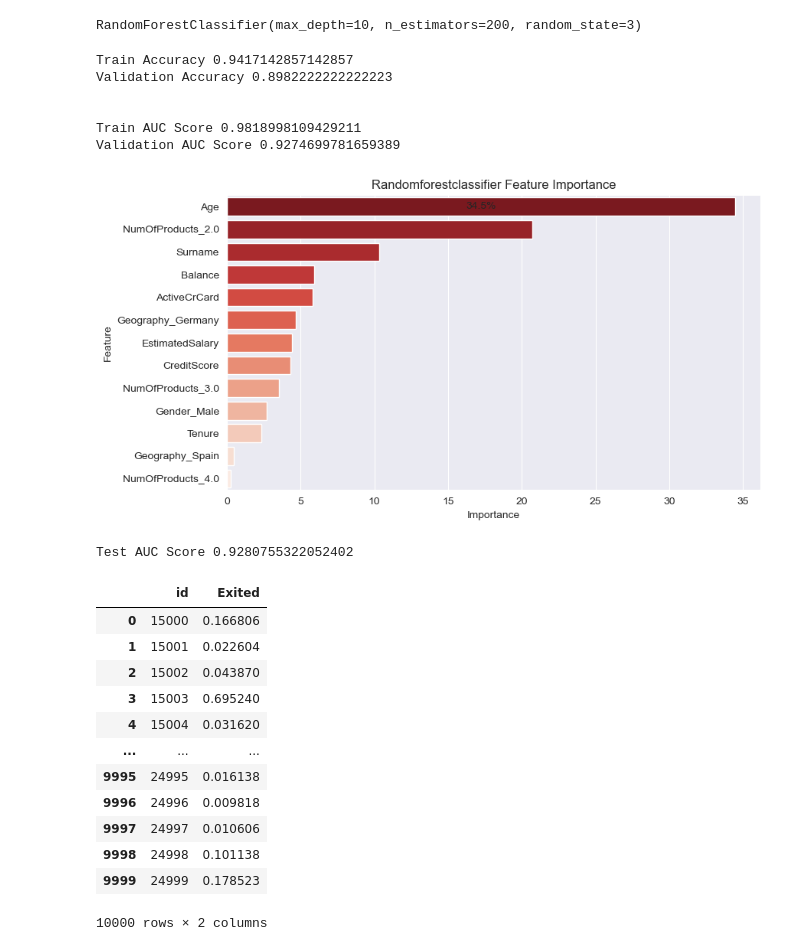
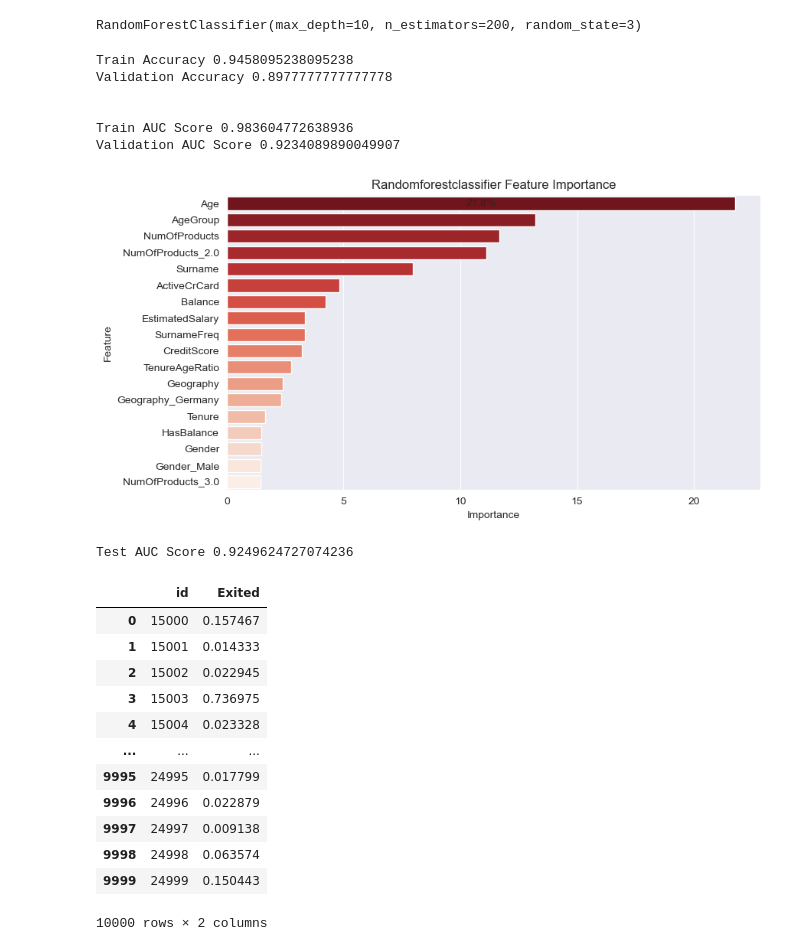
Before and after one commit to Demavend/machine-learning-course, a Jupyter notebook: bank_customer_churn_prediction/kaggle_competition.ipynb, the cells around one changed output. Drawn from its saved outputs; the diff is of its cells as text; code cells hidden in the pictures.

```diff
--- a/bank_customer_churn_prediction/kaggle_competition.ipynb
+++ b/bank_customer_churn_prediction/kaggle_competition.ipynb
@@ -22,8 +22,9 @@ import os
 import warnings
 
 warnings.filterwarnings('ignore')
+iteration = '2'
 # %%
-df = pd.read_csv('../assets/BCCP/train.csv')
+df = pd.read_csv('../assets/hw_2_2/train.csv')
 # %%
 df.head()
 # %% [output]
@@ -474,19 +475,42 @@ def TenurebyAgeFunc(d):
     d['TenureAgeRatio'] = d['Tenure'] / d['Age']
     return d[['TenureAgeRatio']]
 
+def HasBalanceFunc(d):
+    d['HasBalance'] = (d['Balance'] > 0).astype(int)
+    return d[['HasBalance']]
+
+def AgeGroupFunc(df):
+    df = df.copy()
+    df['AgeGroup'] = pd.cut(
+        df['Age'],
+        bins=[0, 30, 40, 50, 60, np.inf],
+        labels=[0, 1, 2, 3, 4]
+    ).astype(int)
+    return df[['AgeGroup']]
+
+def SurnameFreqFunc(df):
+    df = df.copy()
+    freq_map = df['Surname'].value_counts().to_dict()
+    df['SurnameFreq'] = df['Surname'].map(freq_map)
+    return df[['SurnameFreq']]
+
 
 ActiveCrCard_pipeline = make_pipeline(num_pipeline, FunctionTransformer(ActiveCrCardFunc, validate=False))
 TenureAge_pipeline = make_pipeline(num_pipeline, FunctionTransformer(TenurebyAgeFunc, validate=False))
+HasBalance_pipeline = make_pipeline(num_pipeline, FunctionTransformer(HasBalanceFunc, validate=False))
+AgeGroup_pipeline = make_pipeline(num_pipeline, FunctionTransformer(AgeGroupFunc, validate=False))
+SurnameFreq_pipeline = make_pipeline(target_enc_pipeline, FunctionTransformer(SurnameFreqFunc, validate=False))
 
 preprocessing = ColumnTransformer([
     ('N', num_pipeline, ['CreditScore', 'Balance', 'EstimatedSalary', 'Tenure']),
     ('ActiveCrCard', ActiveCrCard_pipeline, ['IsActiveMember', 'HasCrCard']),
-    #     ('TenureAgeR',TenureAge_pipeline,['Age','Tenure']),
+    ('TenureAgeR', TenureAge_pipeline, ['Age', 'Tenure']),
     ('Age', make_pipeline(num_pipeline, FunctionTransformer(func=np.log)), ['Age']),
+    ('AgeGroup', AgeGroup_pipeline, ['Age']),
+    ('HasBalance', HasBalance_pipeline, ['Balance']),
+    ('SurnameFreq', SurnameFreq_pipeline, ['Surname']),
     ('Cat', cat_pipeline, ['Geography', 'Gender', 'NumOfProducts']),
-    ('Tar', target_enc_pipeline, ['Surname',
-                                  #                                 'NumOfProducts','Gender','Geography','Tenure'
-                                  ]),
+    ('Tar', target_enc_pipeline, ['Surname', 'NumOfProducts', 'Gender', 'Geography']),
 ], remainder='drop', verbose_feature_names_out=False)
 
 preprocessing = Pipeline([
@@ -536,12 +560,12 @@ def evaluate_model(model):
 
 evaluate_model(rfmodel)
 # %% [output]
-Train Accuracy 0.9417142857142857
-Validation Accuracy 0.8982222222222223
+Train Accuracy 0.9458095238095238
+Validation Accuracy 0.8977777777777778
 
 
-Train AUC Score 0.9818998109429211
-Validation AUC Score 0.9274699781659389
+Train AUC Score 0.983604772638936
+Validation AUC Score 0.9234089890049907
 # %%
 def plot_feature_importance(model):
     feature_importances = model.feature_importances_
@@ -560,34 +584,34 @@ def plot_feature_importance(model):
 
 plot_feature_importance(rfmodel)
 # %% [output]
-[figure, old version]
+[figure, new version]
 # %%
 tt_preds = rfmodel.predict_proba(test_prepared)[:, 1]
 print('Test AUC Score', roc_auc_score(y_test, tt_preds))
 # %% [output]
-Test AUC Score 0.9280755322052402
+Test AUC Score 0.9249624727074236
 # %%
-test_data = pd.read_csv('../assets/BCCP/test.csv')
+test_data = pd.read_csv('../assets/hw_2_2/test.csv')
 CustomerID = test_data['id']
 test_data = preprocessing.transform(test_data)
 preds = rfmodel.predict_proba(test_data)[:, 1]
 # %%
 submission = pd.DataFrame({'id': CustomerID, 'Exited': preds})
-submission.to_csv('submission_rf.csv', index=False)
+submission.to_csv(iteration + '_submission_rf.csv', index=False)
 submission
 # %% [output]
 |  | id | Exited |
-| 0 | 15000 | 0.166806 |
-| 1 | 15001 | 0.022604 |
-| 2 | 15002 | 0.043870 |
-| 3 | 15003 | 0.695240 |
-| 4 | 15004 | 0.031620 |
+| 0 | 15000 | 0.157467 |
+| 1 | 15001 | 0.014333 |
+| 2 | 15002 | 0.022945 |
+| 3 | 15003 | 0.736975 |
+| 4 | 15004 | 0.023328 |
 | ... | ... | ... |
-| 9995 | 24995 | 0.016138 |
-| 9996 | 24996 | 0.009818 |
-| 9997 | 24997 | 0.010606 |
-| 9998 | 24998 | 0.101138 |
-| 9999 | 24999 | 0.178523 |
+| 9995 | 24995 | 0.017799 |
+| 9996 | 24996 | 0.022879 |
+| 9997 | 24997 | 0.009138 |
+| 9998 | 24998 | 0.063574 |
+| 9999 | 24999 | 0.150443 |
 10000 rows × 2 columns
 # %%
 xgmodel = XGBClassifier(n_estimators=1500, verbose=0, learning_rate=.009, njobs=-1, random_state=3)
```
Also changed, not shown: parts of 15 cells of this notebook, 21 other files.
